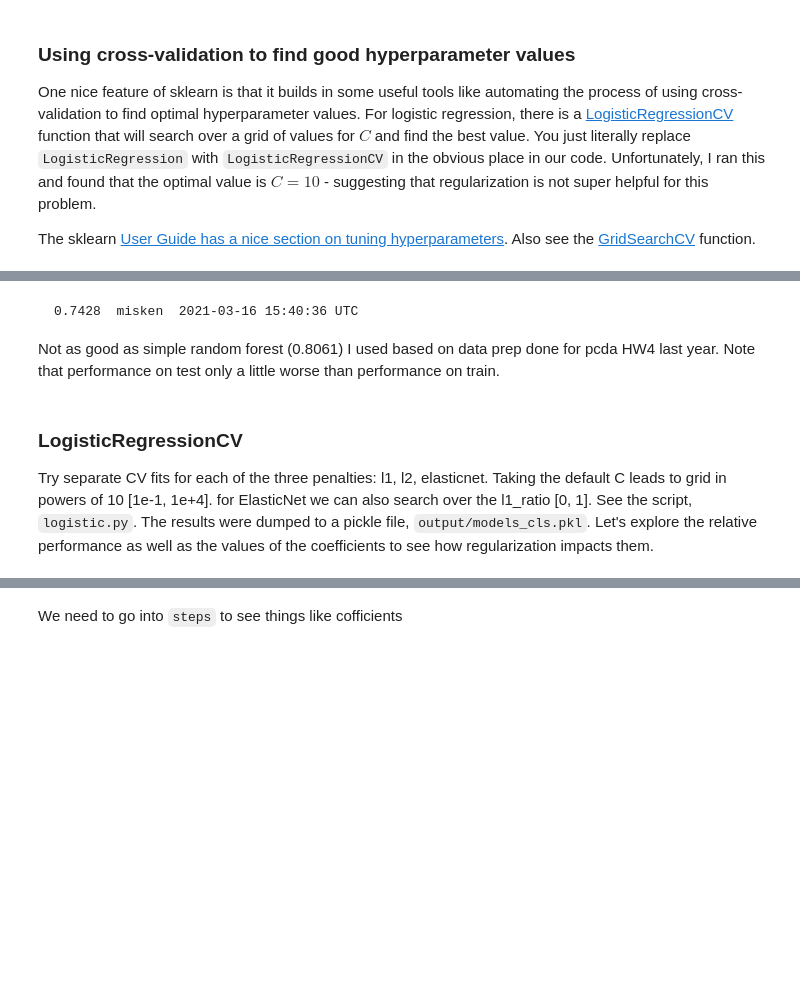
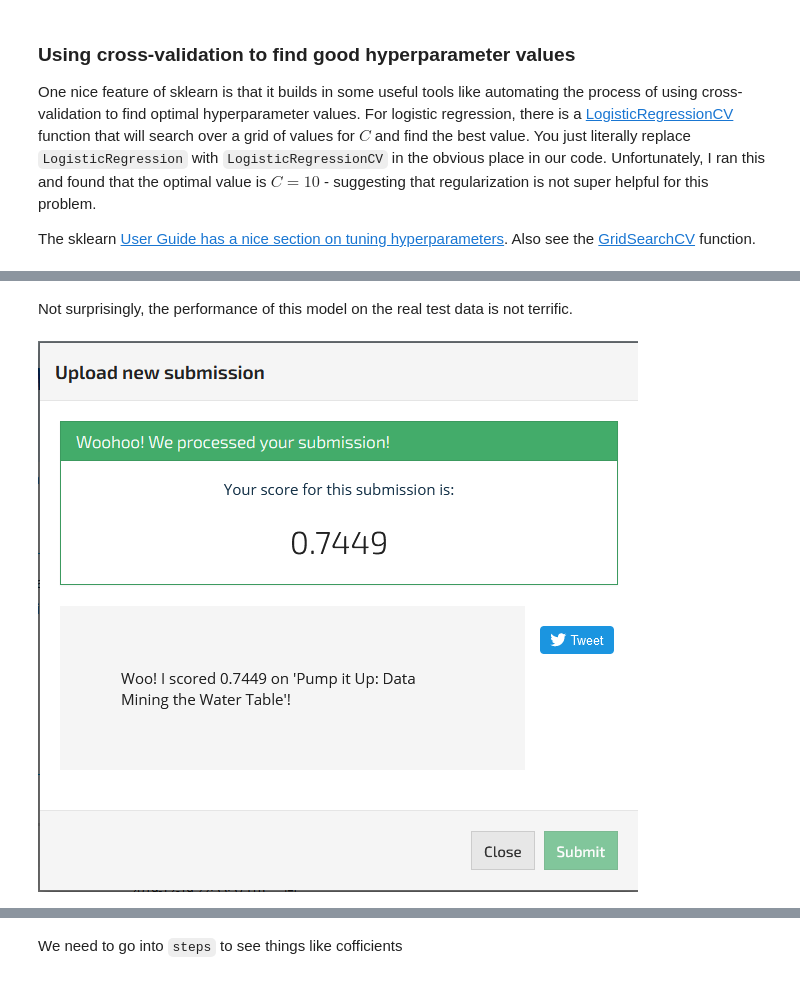
Before and after one commit to misken/aap1_sklearn_ml, a Jupyter notebook: pumpitupsk/model_exploration.ipynb, the cells around one changed output, grey strips where cells are left out. Drawn from its saved outputs; the diff is of its cells as text; code cells hidden in the pictures; blank space fills up the shorter version.

Commit message:
model_exploration notebook basically done!

````diff
--- a/pumpitupsk/model_exploration.ipynb
+++ b/pumpitupsk/model_exploration.ipynb
@@ -662,10 +576,6 @@ logistic_1_submission.to_csv('../output/logistic_1_submission.csv', index=False)
-# %% [markdown]
-```
-0.7428 	misken 	2021-03-16 15:40:36 UTC
-```
-
-Not as good as simple random forest (0.8061) I used based on data prep done for pcda HW4 last year. Note that performance on test only a little worse than performance on train.
-# %% [markdown]
-### LogisticRegressionCV
-
-Try separate CV fits for each of the three penalties: l1, l2, elasticnet. Taking the default C leads to grid in powers of 10 [1e-1, 1e+4]. for ElasticNet we can also search over the l1_ratio [0, 1]. See the script, `logistic.py`. The results were dumped to a pickle file, `output/models_cls.pkl`. Let's explore the relative performance as well as the values of the coefficients to see how regularization impacts them.
+# %% [markdown]
+Not surprisingly, the performance of this model on the real test data is not terrific.
+# %%
+Image('images/LR_C10_score.png')
+# %% [output]
+[figure, added]
````
Also changed, not shown: parts of 105 cells of this notebook, 2 other files.
